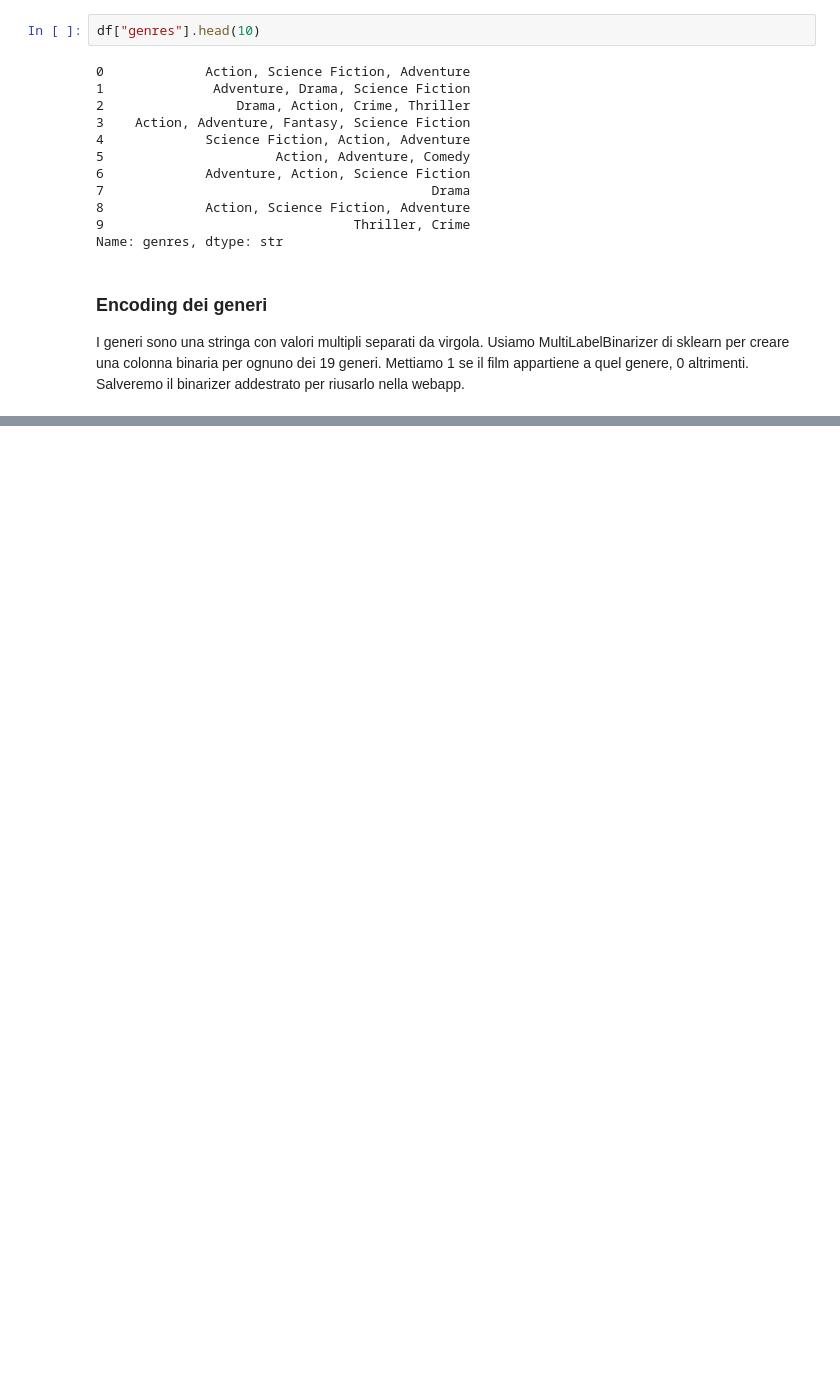
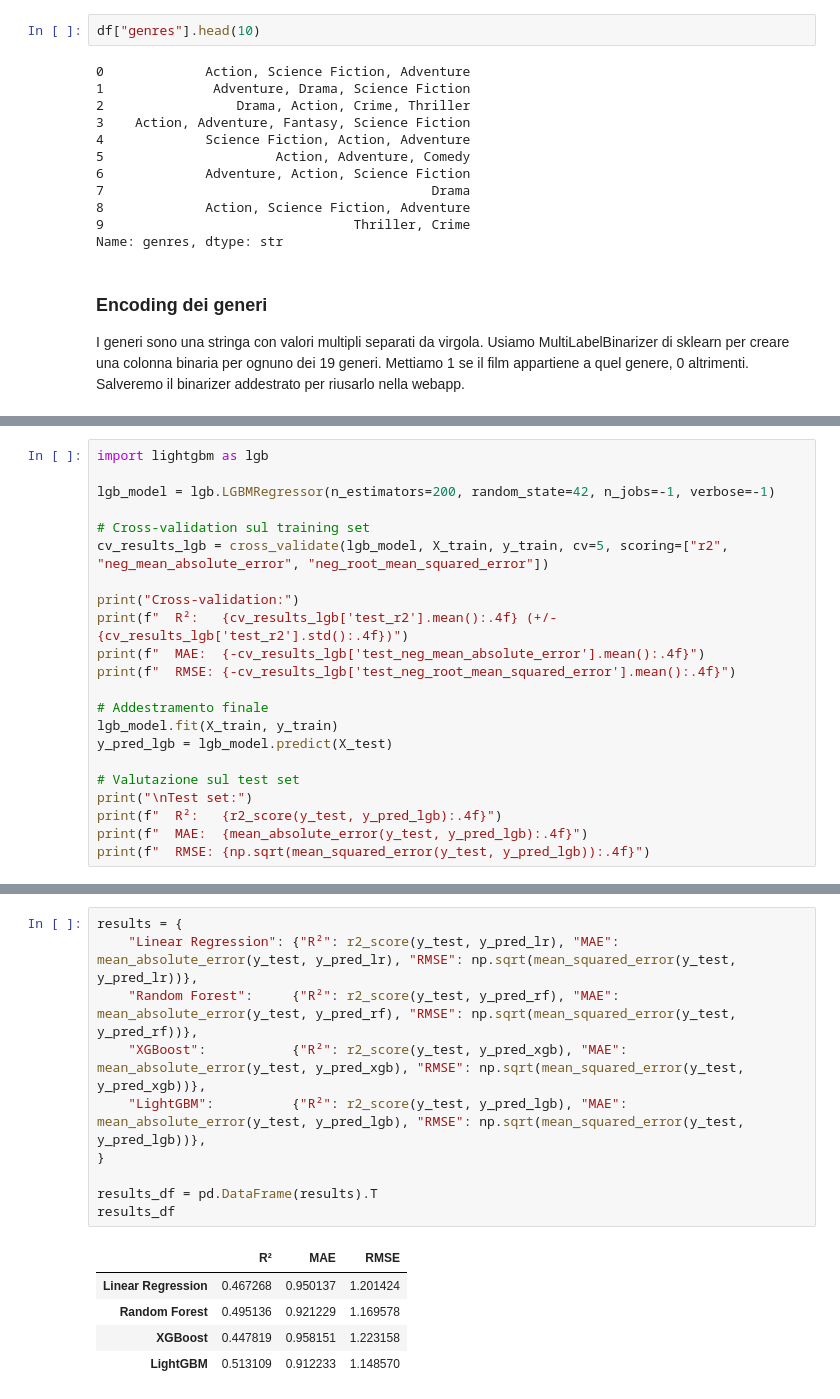
Before and after one commit to StefanoMulas03/Predittore-Incassi-Film, a Jupyter notebook: notebook.ipynb, the cells around one changed output, grey strips where cells are left out. Saved outputs shown, nothing was run; the diff lists cells and outputs as text; blank space fills up the shorter version.

```diff
--- a/notebook.ipynb
+++ b/notebook.ipynb
@@ -425,0 +617,22 @@ df.head()
+# %%
+import lightgbm as lgb
+
+lgb_model = lgb.LGBMRegressor(n_estimators=200, random_state=42, n_jobs=-1, verbose=-1)
+
+# Cross-validation sul training set
+cv_results_lgb = cross_validate(lgb_model, X_train, y_train, cv=5, scoring=["r2", "neg_mean_absolute_error", "neg_root_mean_squared_error"])
+
+print("Cross-validation:")
+print(f"  R²:   {cv_results_lgb['test_r2'].mean():.4f} (+/- {cv_results_lgb['test_r2'].std():.4f})")
+print(f"  MAE:  {-cv_results_lgb['test_neg_mean_absolute_error'].mean():.4f}")
+print(f"  RMSE: {-cv_results_lgb['test_neg_root_mean_squared_error'].mean():.4f}")
+
+# Addestramento finale
+lgb_model.fit(X_train, y_train)
+y_pred_lgb = lgb_model.predict(X_test)
+
+# Valutazione sul test set
+print("\nTest set:")
+print(f"  R²:   {r2_score(y_test, y_pred_lgb):.4f}")
+print(f"  MAE:  {mean_absolute_error(y_test, y_pred_lgb):.4f}")
+print(f"  RMSE: {np.sqrt(mean_squared_error(y_test, y_pred_lgb)):.4f}")
@@ -425,0 +656,16 @@ df.head()
+# %%
+results = {
+    "Linear Regression": {"R²": r2_score(y_test, y_pred_lr), "MAE": mean_absolute_error(y_test, y_pred_lr), "RMSE": np.sqrt(mean_squared_error(y_test, y_pred_lr))},
+    "Random Forest":     {"R²": r2_score(y_test, y_pred_rf), "MAE": mean_absolute_error(y_test, y_pred_rf), "RMSE": np.sqrt(mean_squared_error(y_test, y_pred_rf))},
+    "XGBoost":           {"R²": r2_score(y_test, y_pred_xgb), "MAE": mean_absolute_error(y_test, y_pred_xgb), "RMSE": np.sqrt(mean_squared_error(y_test, y_pred_xgb))},
+    "LightGBM":          {"R²": r2_score(y_test, y_pred_lgb), "MAE": mean_absolute_error(y_test, y_pred_lgb), "RMSE": np.sqrt(mean_squared_error(y_test, y_pred_lgb))},
+}
+
+results_df = pd.DataFrame(results).T
+results_df
+# %% [output]
+|  | R² | MAE | RMSE |
+| Linear Regression | 0.467268 | 0.950137 | 1.201424 |
+| Random Forest | 0.495136 | 0.921229 | 1.169578 |
+| XGBoost | 0.447819 | 0.958151 | 1.223158 |
+| LightGBM | 0.513109 | 0.912233 | 1.148570 |
```
Also changed, not shown: parts of 24 cells of this notebook.
